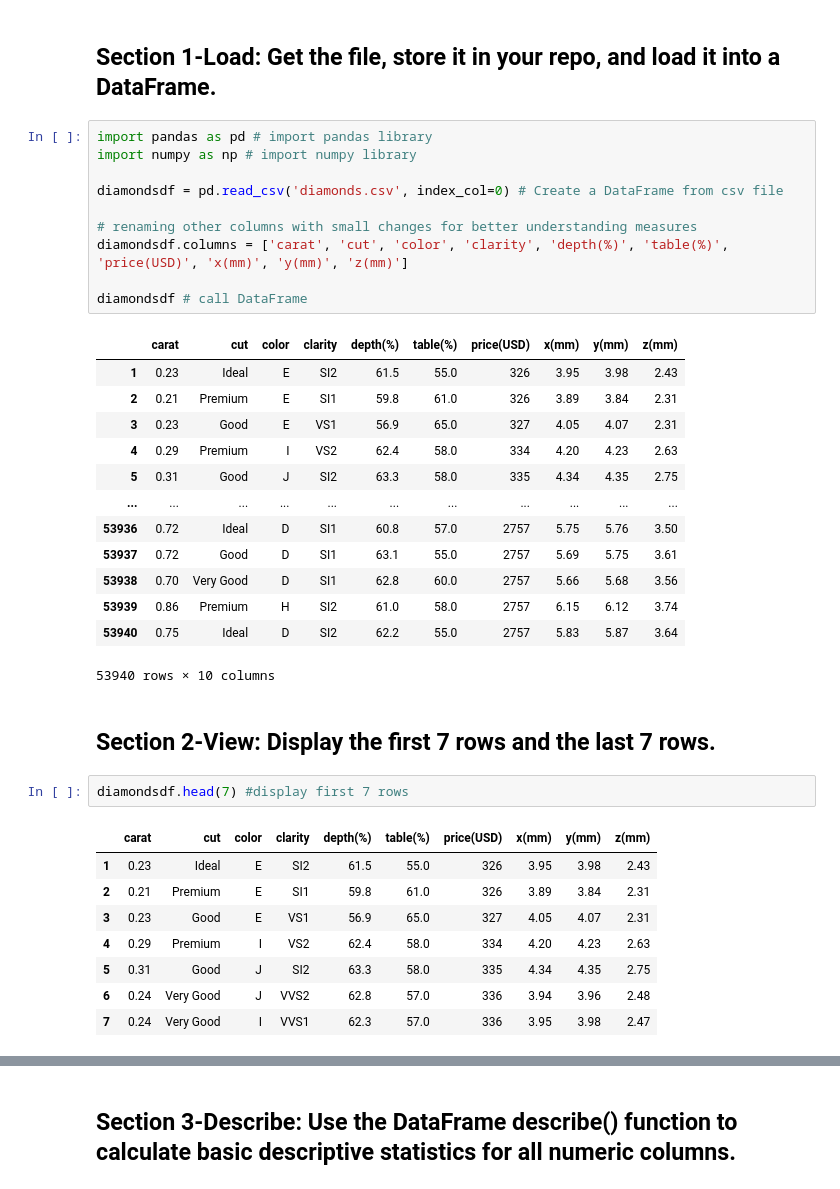
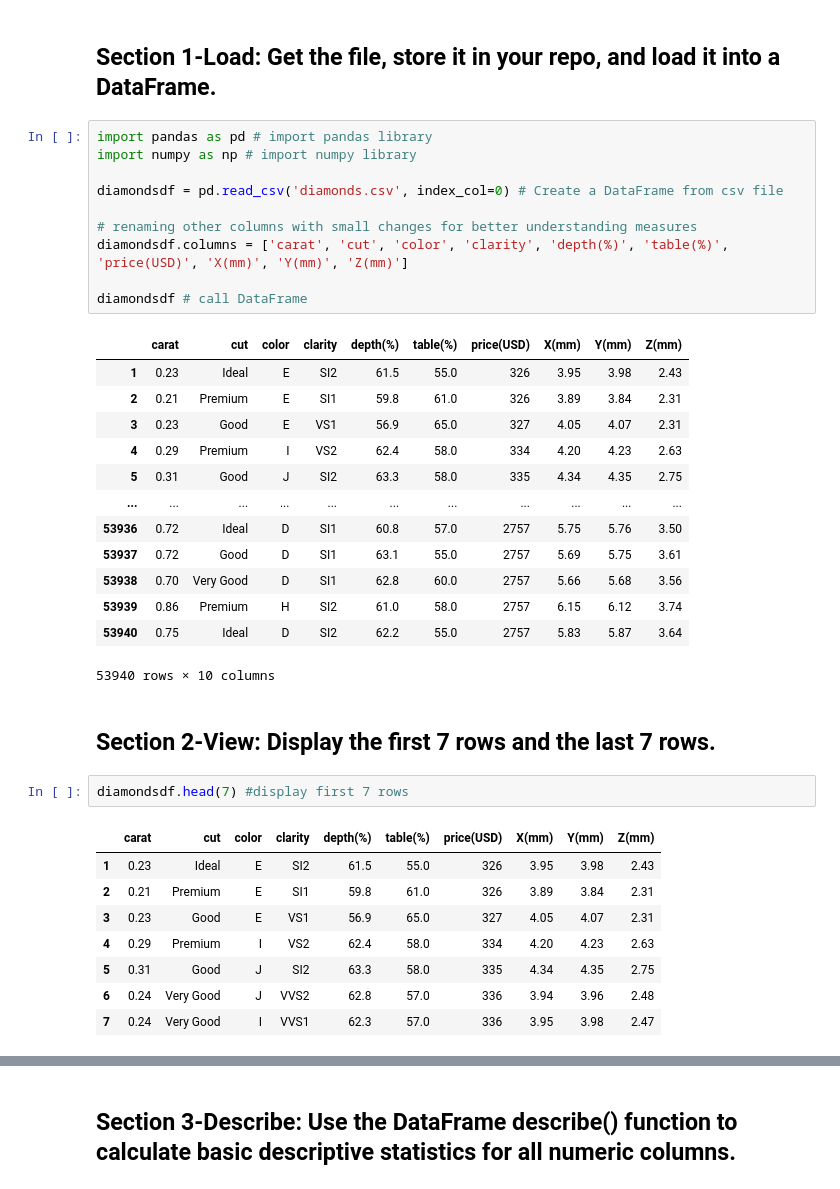
Before and after one commit to adriacv17/datafun-06-projects, a Jupyter notebook: task2_diamonds.ipynb, the cells around one changed output, grey strips where cells are left out. Saved outputs shown, nothing was run; the diff lists cells and outputs as text.

```diff
--- a/task2_diamonds.ipynb
+++ b/task2_diamonds.ipynb
@@ -6,15 +6,15 @@ Author: [Adrian Vega](https://github.com/adriacv17) <br >Respository: [datafun-0
 # %%
 import pandas as pd # import pandas library
 import numpy as np # import numpy library
 
 diamondsdf = pd.read_csv('diamonds.csv', index_col=0) # Create a DataFrame from csv file
 
 # renaming other columns with small changes for better understanding measures
-diamondsdf.columns = ['carat', 'cut', 'color', 'clarity', 'depth(%)', 'table(%)', 'price(USD)', 'x(mm)', 'y(mm)', 'z(mm)']
+diamondsdf.columns = ['carat', 'cut', 'color', 'clarity', 'depth(%)', 'table(%)', 'price(USD)', 'X(mm)', 'Y(mm)', 'Z(mm)']
 
 diamondsdf # call DataFrame
 # %% [output]
-|  | carat | cut | color | clarity | depth(%) | table(%) | price(USD) | x(mm) | y(mm) | z(mm) |
+|  | carat | cut | color | clarity | depth(%) | table(%) | price(USD) | X(mm) | Y(mm) | Z(mm) |
 | 1 | 0.23 | Ideal | E | SI2 | 61.5 | 55.0 | 326 | 3.95 | 3.98 | 2.43 |
 | 2 | 0.21 | Premium | E | SI1 | 59.8 | 61.0 | 326 | 3.89 | 3.84 | 2.31 |
 | 3 | 0.23 | Good | E | VS1 | 56.9 | 65.0 | 327 | 4.05 | 4.07 | 2.31 |
@@ -32,7 +32,7 @@ diamondsdf # call DataFrame
 # %%
 diamondsdf.head(7) #display first 7 rows
 # %% [output]
-|  | carat | cut | color | clarity | depth(%) | table(%) | price(USD) | x(mm) | y(mm) | z(mm) |
+|  | carat | cut | color | clarity | depth(%) | table(%) | price(USD) | X(mm) | Y(mm) | Z(mm) |
 | 1 | 0.23 | Ideal | E | SI2 | 61.5 | 55.0 | 326 | 3.95 | 3.98 | 2.43 |
 | 2 | 0.21 | Premium | E | SI1 | 59.8 | 61.0 | 326 | 3.89 | 3.84 | 2.31 |
 | 3 | 0.23 | Good | E | VS1 | 56.9 | 65.0 | 327 | 4.05 | 4.07 | 2.31 |
```
Also changed, not shown: parts of 4 cells of this notebook.
